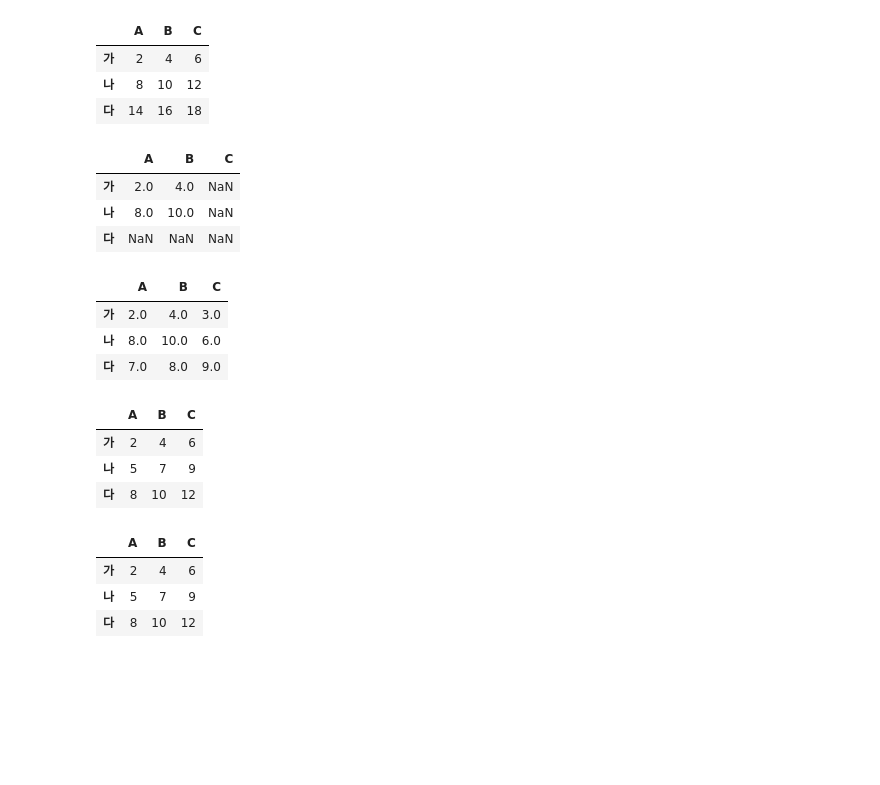
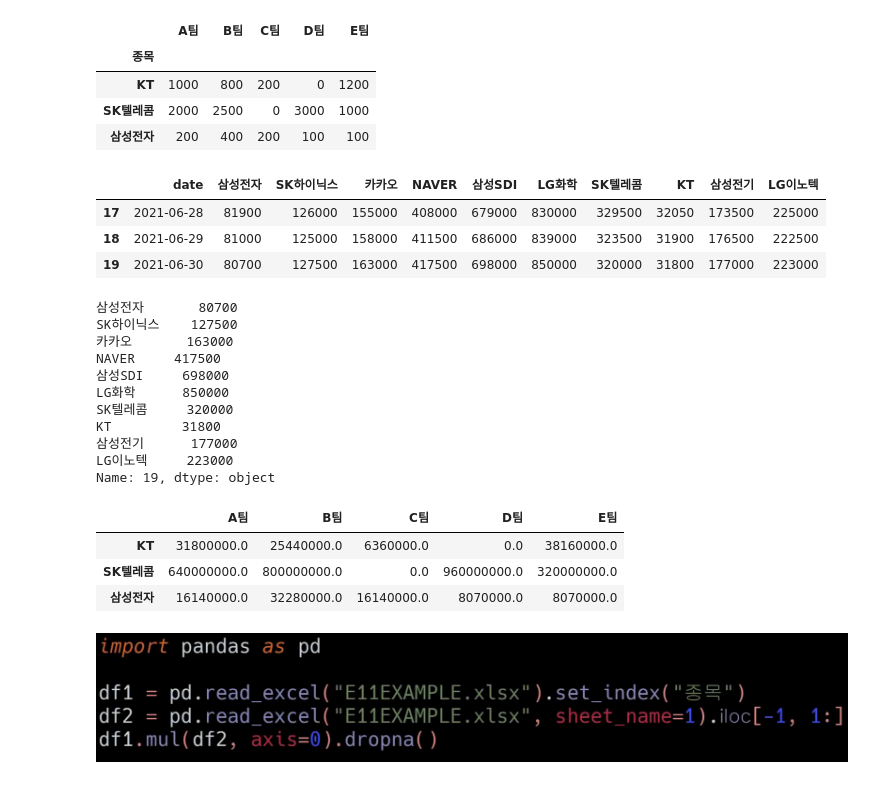
Before and after one commit to won195/TIL, a Jupyter notebook: broadcasting과_연산.ipynb, the cells around one changed output. Saved outputs shown, nothing was run; the diff lists cells and outputs as text; code cells hidden in the pictures; blank space fills up the shorter version.

```diff
--- a/broadcasting과_연산.ipynb
+++ b/broadcasting과_연산.ipynb
@@ -23,35 +3,42 @@ df1 * df1
-# %%
-df1 + df2
-# %% [output]
-|  | A | B | C |
-| 가 | 2 | 4 | 6 |
-| 나 | 8 | 10 | 12 |
-| 다 | 14 | 16 | 18 |
-# %%
-df1 + df3
-# %% [output]
-|  | A | B | C |
-| 가 | 2.0 | 4.0 | NaN |
-| 나 | 8.0 | 10.0 | NaN |
-| 다 | NaN | NaN | NaN |
-# %%
-df1.add(df3, fill_value=0)
-# %% [output]
-|  | A | B | C |
-| 가 | 2.0 | 4.0 | 3.0 |
-| 나 | 8.0 | 10.0 | 6.0 |
-| 다 | 7.0 | 8.0 | 9.0 |
-# %%
-df1 + sr1
-# %% [output]
-|  | A | B | C |
-| 가 | 2 | 4 | 6 |
-| 나 | 5 | 7 | 9 |
-| 다 | 8 | 10 | 12 |
-# %%
-df1.add(sr1, axis=1)
-# %% [output]
-|  | A | B | C |
-| 가 | 2 | 4 | 6 |
-| 나 | 5 | 7 | 9 |
-| 다 | 8 | 10 | 12 |
+# %%
+import pandas as pd
+
+df1 = pd.read_excel('/content/drive/MyDrive/python/데이터스테이션/data/E11EXAMPLE.xlsx').set_index('종목')
+df2 = pd.read_excel('/content/drive/MyDrive/python/데이터스테이션/data/E11EXAMPLE.xlsx', sheet_name=1)
+df1
+# %% [output]
+|  | A팀 | B팀 | C팀 | D팀 | E팀 |
+| 종목 |  |  |  |  |  |
+| KT | 1000 | 800 | 200 | 0 | 1200 |
+| SK텔레콤 | 2000 | 2500 | 0 | 3000 | 1000 |
+| 삼성전자 | 200 | 400 | 200 | 100 | 100 |
+# %%
+df2.tail(3)
+# %% [output]
+|  | date | 삼성전자 | SK하이닉스 | 카카오 | NAVER | 삼성SDI | LG화학 | SK텔레콤 | KT | 삼성전기 | LG이노텍 |
+| 17 | 2021-06-28 | 81900 | 126000 | 155000 | 408000 | 679000 | 830000 | 329500 | 32050 | 173500 | 225000 |
+| 18 | 2021-06-29 | 81000 | 125000 | 158000 | 411500 | 686000 | 839000 | 323500 | 31900 | 176500 | 222500 |
+| 19 | 2021-06-30 | 80700 | 127500 | 163000 | 417500 | 698000 | 850000 | 320000 | 31800 | 177000 | 223000 |
+# %%
+df2.iloc[-1,1:]
+# %% [output]
+삼성전자       80700
+SK하이닉스    127500
+카카오       163000
+NAVER     417500
+삼성SDI     698000
+LG화학      850000
+SK텔레콤     320000
+KT         31800
+삼성전기      177000
+LG이노텍     223000
+Name: 19, dtype: object
+# %%
+df1.mul(df2.iloc[-1,1:], axis=0).dropna()# .to_clipboard
+# %% [output]
+|  | A팀 | B팀 | C팀 | D팀 | E팀 |
+| KT | 31800000.0 | 25440000.0 | 6360000.0 | 0.0 | 38160000.0 |
+| SK텔레콤 | 640000000.0 | 800000000.0 | 0.0 | 960000000.0 | 320000000.0 |
+| 삼성전자 | 16140000.0 | 32280000.0 | 16140000.0 | 8070000.0 | 8070000.0 |
+# %% [markdown]
+![image.png](embedded-picture-1)
```
Also changed, not shown: parts of 2 cells of this notebook.
